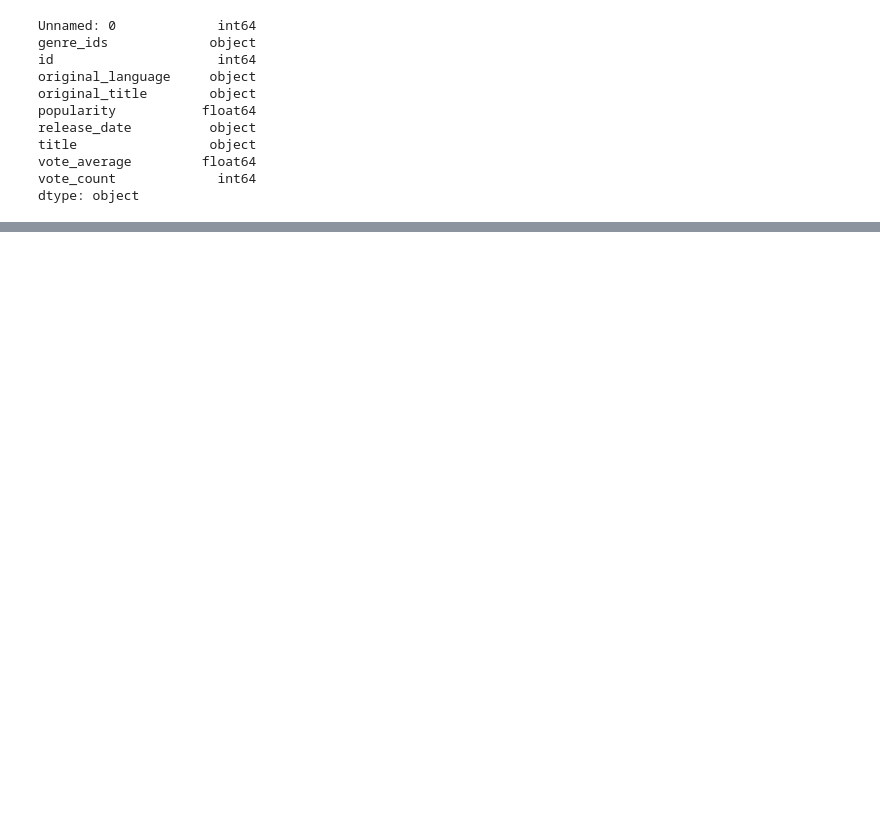
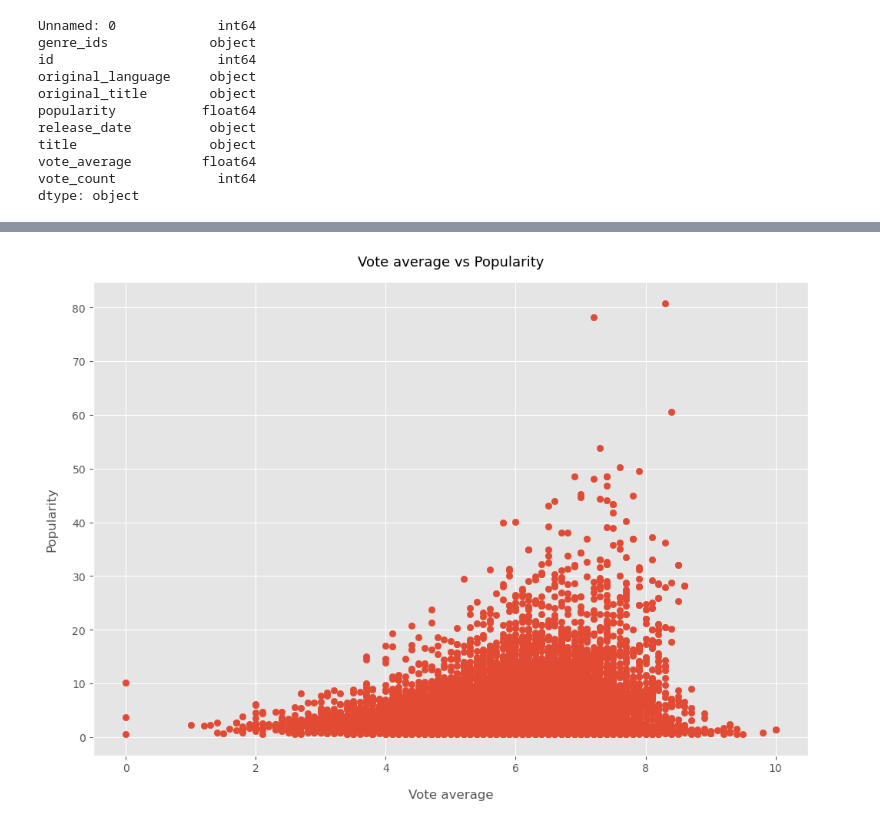
Before and after one commit to sammaash/dsc-phase-1-project, a Jupyter notebook: student.ipynb, the cells around one changed output, grey strips where cells are left out. Drawn from its saved outputs; the diff is of its cells as text; code cells hidden in the pictures; blank space fills up the shorter version.

```diff
--- a/student.ipynb
+++ b/student.ipynb
@@ -414,0 +495,12 @@ df2.head()
+# %%
+# Scatter plot with Vote average vs Popularity
+
+plt.scatter(x=df2['vote_average'], y=df2['popularity'])
+
+plt.title('Vote average vs Popularity', y=1.02, fontsize=13)
+
+plt.xlabel('Vote average', labelpad=14, fontsize=12)
+plt.ylabel('Popularity', labelpad=14, fontsize=12)
+plt.show()
+# %% [output]
+[figure, added]
```
Also changed, not shown: parts of 17 cells of this notebook.
